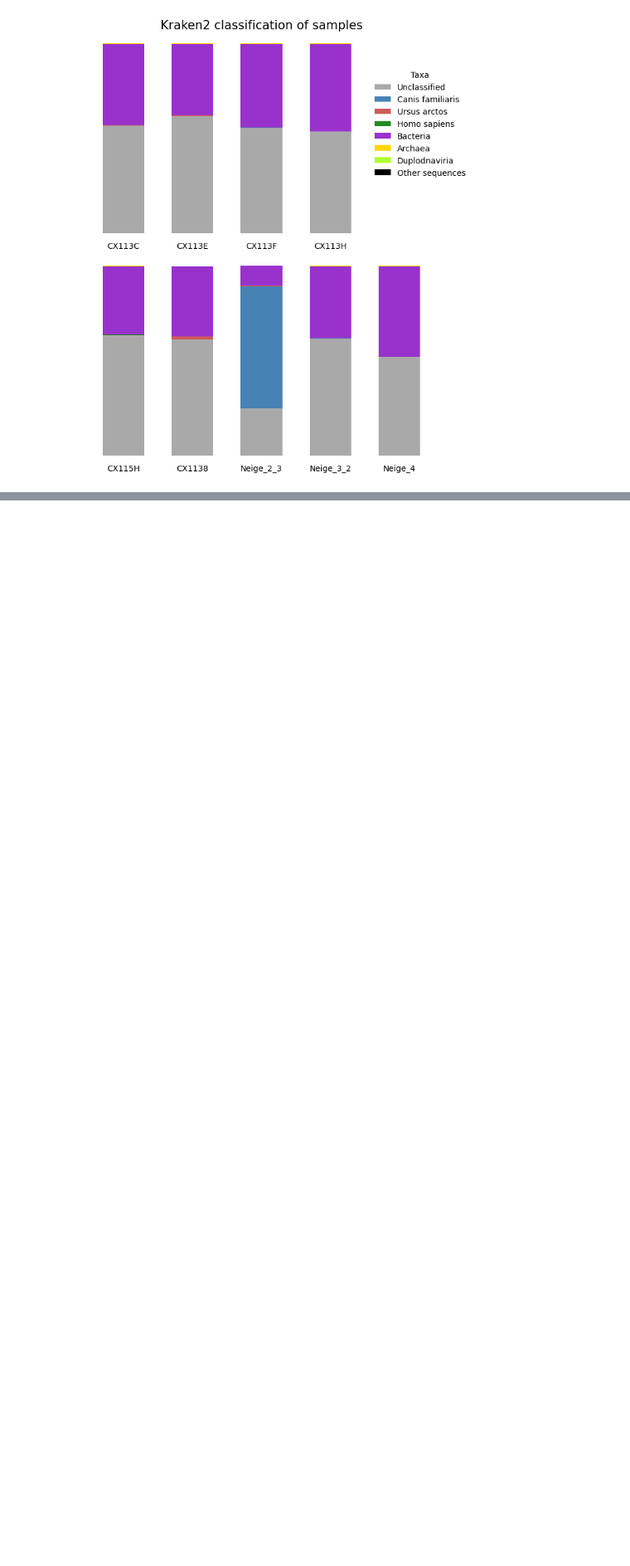
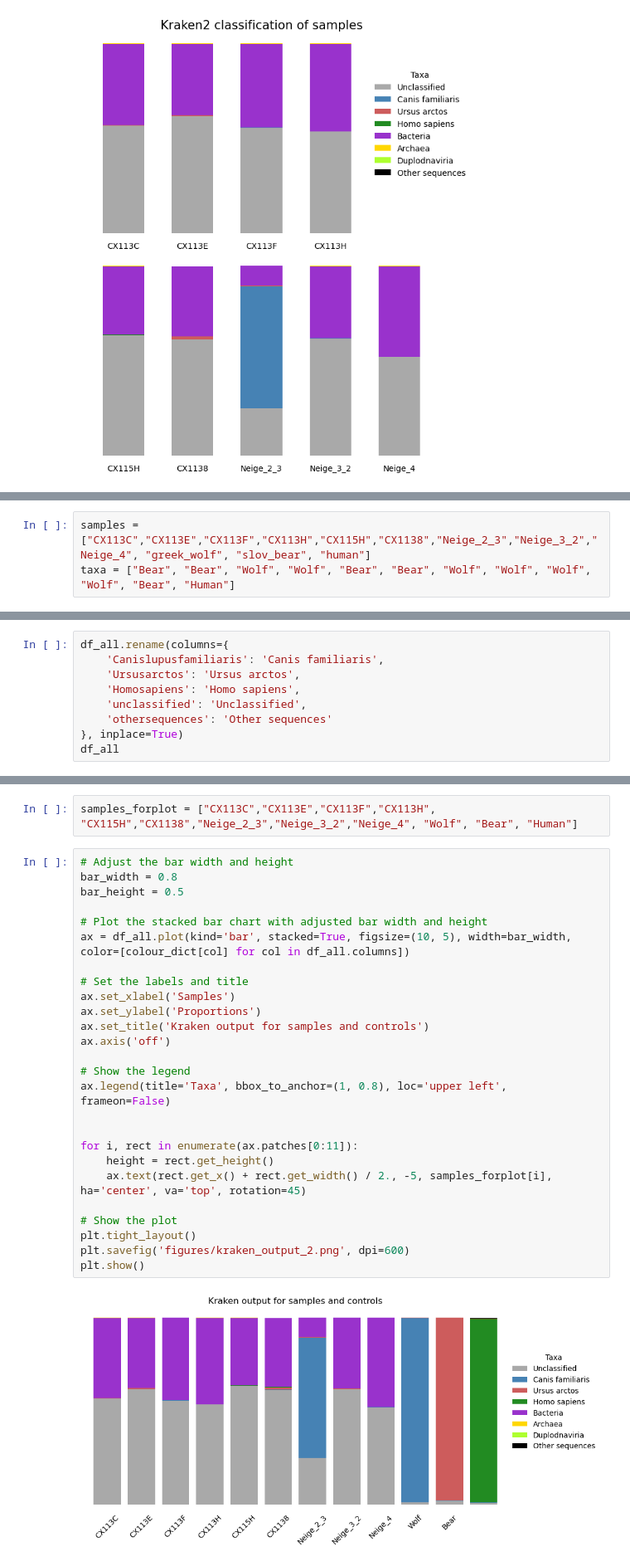
Before and after one commit to HGord2022/snowtracks, a Jupyter notebook: metagenomics/kraken/kraken.ipynb, the cells around one changed output, grey strips where cells are left out. Shown: that part at 83% size. Saved outputs shown, nothing was run; the diff lists cells and outputs as text; blank space fills up the shorter version.

Commit message:
added control kraken data and plotted kraken output with controls

```diff
--- a/metagenomics/kraken/kraken.ipynb
+++ b/metagenomics/kraken/kraken.ipynb
@@ -207,0 +210,3 @@ plt.show()
+# %%
+samples = ["CX113C","CX113E","CX113F","CX113H","CX115H","CX1138","Neige_2_3","Neige_3_2","Neige_4", "greek_wolf", "slov_bear", "human"]
+taxa = ["Bear", "Bear", "Wolf", "Wolf", "Bear", "Bear", "Wolf", "Wolf", "Wolf", "Wolf", "Bear", "Human"]
@@ -207,0 +264,9 @@ plt.show()
+# %%
+df_all.rename(columns={
+    'Canislupusfamiliaris': 'Canis familiaris',
+    'Ursusarctos': 'Ursus arctos',
+    'Homosapiens': 'Homo sapiens',
+    'unclassified': 'Unclassified',
+    'othersequences': 'Other sequences'
+}, inplace=True)
+df_all
@@ -207,0 +287,30 @@ plt.show()
+# %%
+samples_forplot = ["CX113C","CX113E","CX113F","CX113H", "CX115H","CX1138","Neige_2_3","Neige_3_2","Neige_4", "Wolf", "Bear", "Human"]
+# %%
+# Adjust the bar width and height
+bar_width = 0.8
+bar_height = 0.5
+
+# Plot the stacked bar chart with adjusted bar width and height
+ax = df_all.plot(kind='bar', stacked=True, figsize=(10, 5), width=bar_width, color=[colour_dict[col] for col in df_all.columns])
+
+# Set the labels and title
+ax.set_xlabel('Samples')
+ax.set_ylabel('Proportions')
+ax.set_title('Kraken output for samples and controls')
+ax.axis('off')
+
+# Show the legend
+ax.legend(title='Taxa', bbox_to_anchor=(1, 0.8), loc='upper left', frameon=False)
+
+
+for i, rect in enumerate(ax.patches[0:11]):
+    height = rect.get_height()
+    ax.text(rect.get_x() + rect.get_width() / 2., -5, samples_forplot[i], ha='center', va='top', rotation=45)
+
+# Show the plot
+plt.tight_layout()
+plt.savefig('figures/kraken_output_2.png', dpi=600)
+plt.show()
+# %% [output]
+[figure, added]
```
Also changed, not shown: parts of 4 cells of this notebook, 5 other files.
